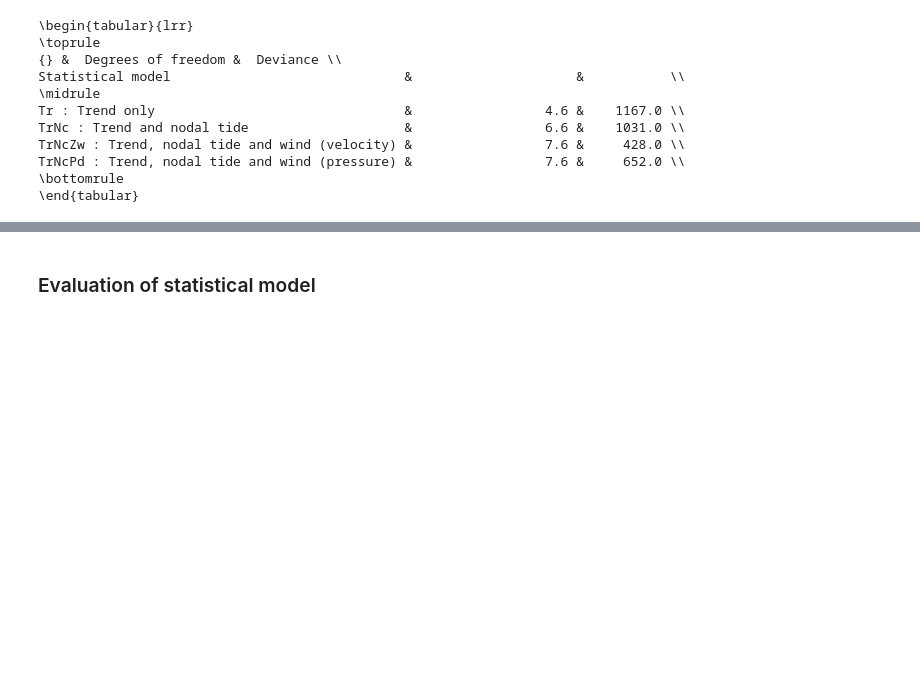
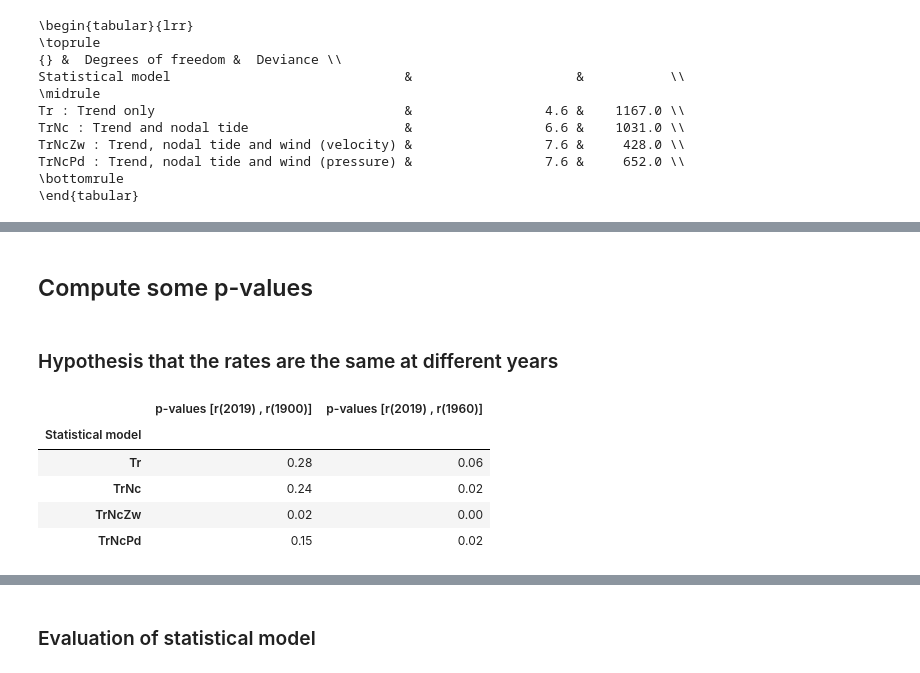
Before and after one commit to KNMI-sealevel/NetherlandsSeaLevelAcceleration, a Jupyter notebook: make_figures&tables.ipynb, the cells around one changed output, grey strips where cells are left out. Saved outputs shown, nothing was run; the diff lists cells and outputs as text; code cells hidden in the pictures; blank space fills up the shorter version.

```diff
--- a/make_figures&tables.ipynb
+++ b/make_figures&tables.ipynb
@@ -68,3 +114,45 @@ long_names = ['Trend only',
 short_names = ['Tr', 'TrNc', 'TrNcZw', 'TrNcPd']
 
 comb_names = [f'{short_names[i]} : {long_names[i]}' for i in range(4)]
+# %% [markdown]
+## Compute some p-values
+# %% [markdown]
+### Hypothesis that the rates are the same at different years
+# %%
+t1 = 2019
+all_t0 = [1900, 1960]
+
+list_rates = [rates_nr, rates_nt, rates_na, rates_pd]
+list_rates_q = [rates_q_nr, rates_q_nt, rates_q_na, rates_q_pd]
+
+col_names = [f'p-values [r({t1}) , r({y})]' for y in all_t0]
+
+res_ar = np.zeros([4, 2])
+
+for idt, t0 in enumerate(all_t0):
+    for idd, (rates, rates_q) in enumerate(zip(list_rates, list_rates_q)):
+
+        sigma = np.std(rates.loc[t1] - rates.loc[t0])
+
+        # observed difference in rate
+        drate = rates_q['0.5'].loc[t1] - rates_q['0.5'].loc[t0]
+
+        # p-value is the probability that the estimated rate difference would exceed
+        # the value drate if the true rates were equal
+        # (this looks like your formula!)
+        res_ar[idd, idt] = round(1-norm.cdf(drate/sigma), 2)
+
+res_df = pd.DataFrame(res_ar,
+                      index=short_names,
+                      columns=col_names)
+
+res_df.index.name = 'Statistical model'
+# %%
+res_df
+# %% [output]
+|  | p-values [r(2019) , r(1900)] | p-values [r(2019) , r(1960)] |
+| Statistical model |  |  |
+| Tr | 0.28 | 0.06 |
+| TrNc | 0.24 | 0.02 |
+| TrNcZw | 0.02 | 0.00 |
+| TrNcPd | 0.15 | 0.02 |
```
Also changed, not shown: parts of 33 cells of this notebook, 2 other files.
